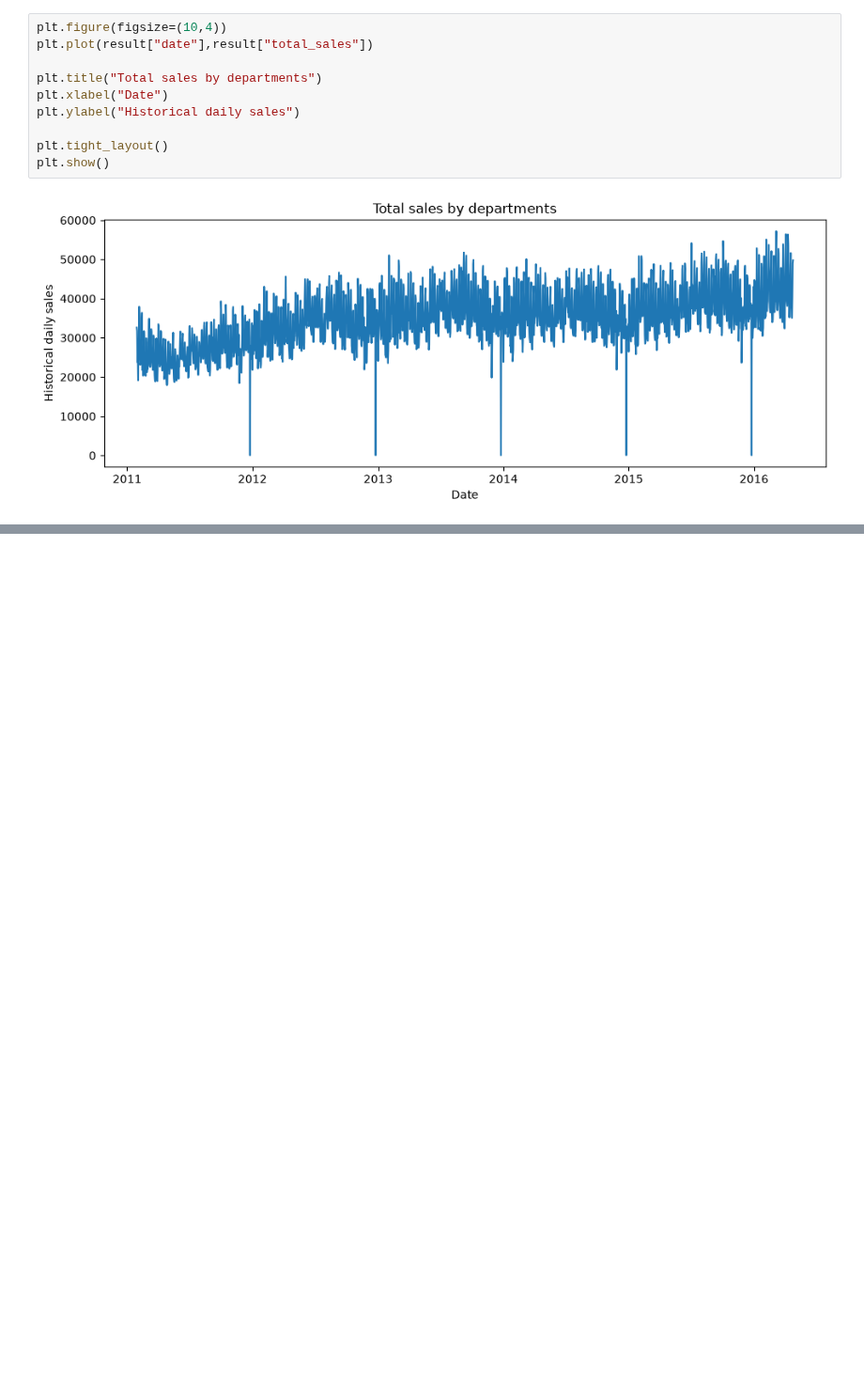
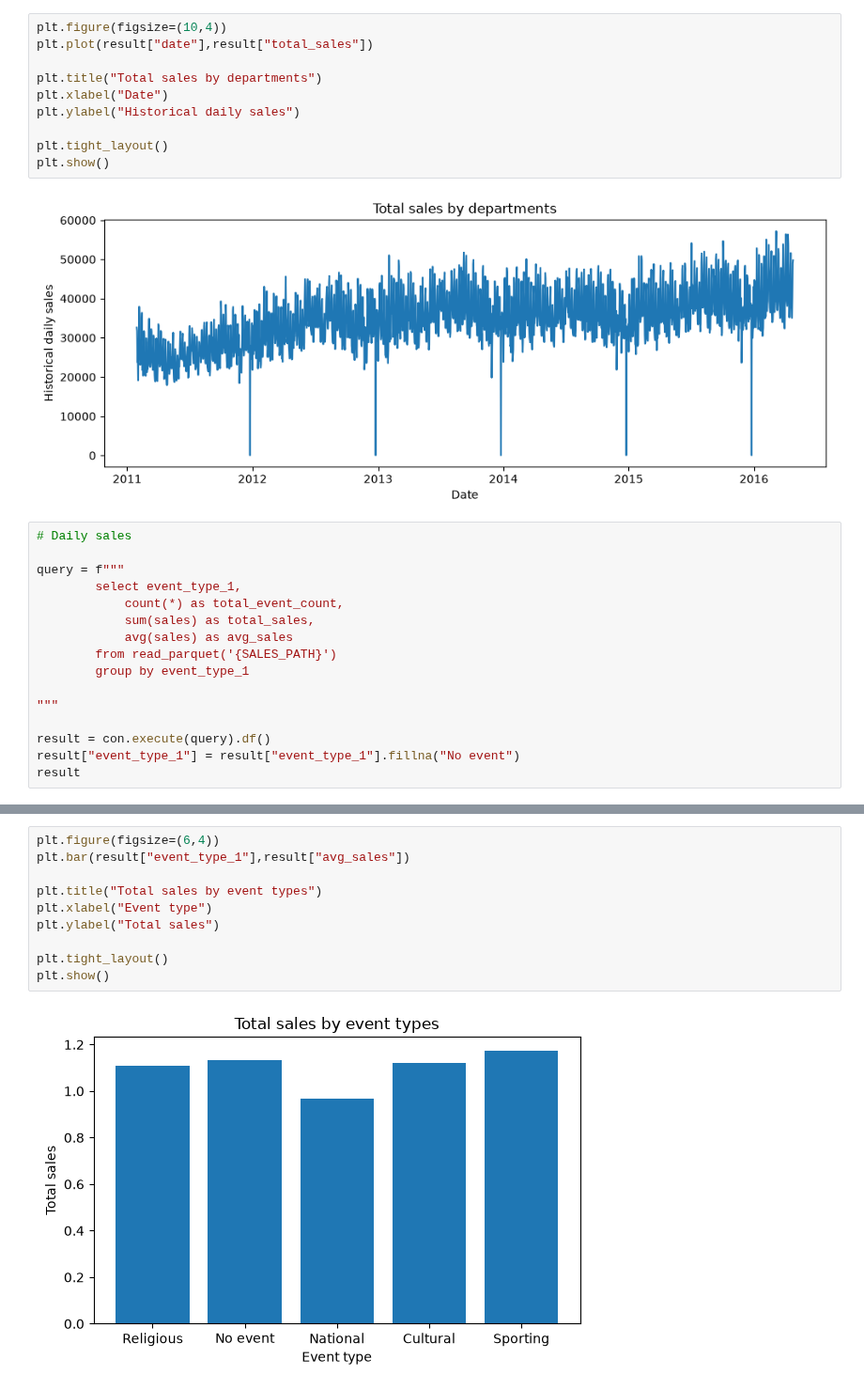
Before and after one commit to surekhag28/m5-demand-forecasting, a Jupyter notebook: notebooks/02_eda_sql.ipynb, the cells around one changed output, grey strips where cells are left out. Shown at 94% size. Drawn from its saved outputs; the diff is of its cells as text; blank space fills up the shorter version.

```diff
--- a/notebooks/02_eda_sql.ipynb
+++ b/notebooks/02_eda_sql.ipynb
@@ -306,3 +437,19 @@ plt.tight_layout()
 plt.show()
 # %% [output]
 [figure]
+# %%
+# Daily sales
+
+query = f"""
+        select event_type_1,
+            count(*) as total_event_count,
+            sum(sales) as total_sales,
+            avg(sales) as avg_sales
+        from read_parquet('{SALES_PATH}')
+        group by event_type_1
+
+"""
+
+result = con.execute(query).df()
+result["event_type_1"] = result["event_type_1"].fillna("No event")
+result
@@ -308,0 +463,12 @@ plt.show()
+# %%
+plt.figure(figsize=(6,4))
+plt.bar(result["event_type_1"],result["avg_sales"])
+
+plt.title("Total sales by event types")
+plt.xlabel("Event type")
+plt.ylabel("Total sales")
+
+plt.tight_layout()
+plt.show()
+# %% [output]
+[figure, added]
```
Also changed, not shown: parts of 8 cells of this notebook, 4 other files.
